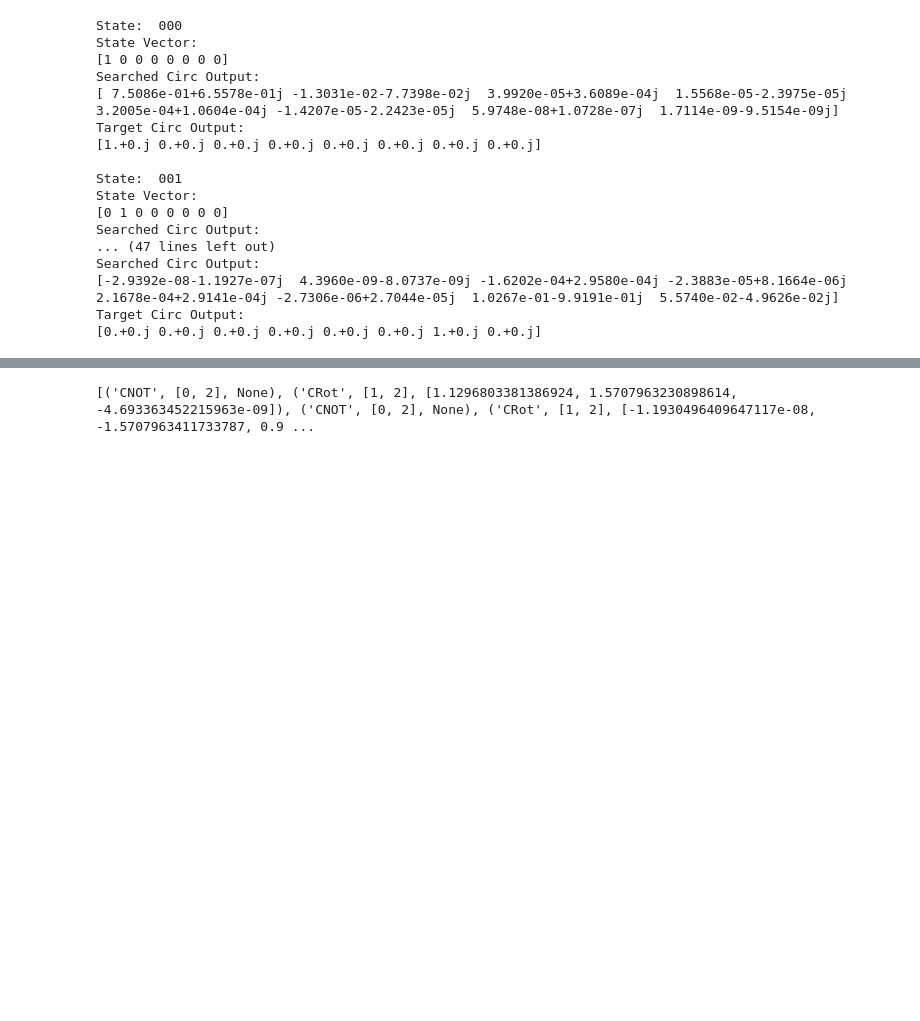
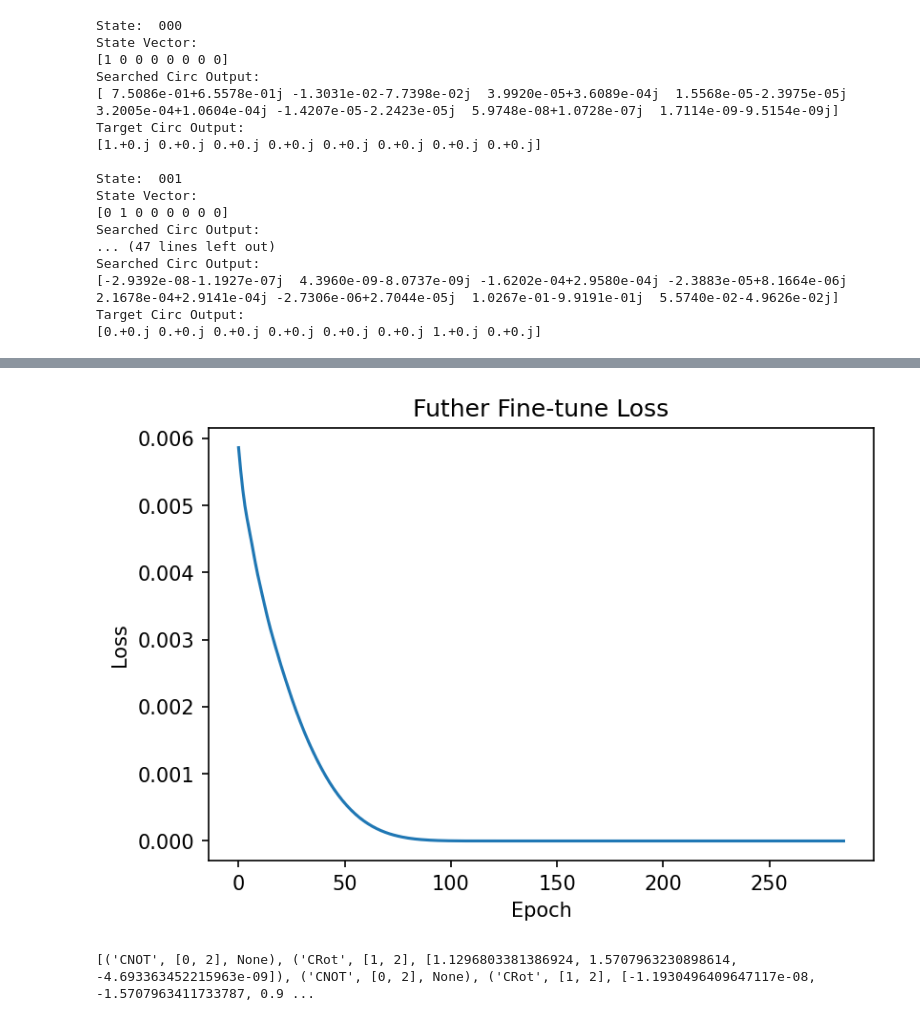
Before and after one commit to peiyong-addwater/QAS, a Jupyter notebook: result_analysis_toffoli.ipynb, the cells around one changed output, grey strips where cells are left out. Saved outputs shown, nothing was run; the diff lists cells and outputs as text; code cells hidden in the pictures; blank space fills up the shorter version.

```diff
--- a/result_analysis_toffoli.ipynb
+++ b/result_analysis_toffoli.ipynb
@@ -126,3 +149,13 @@ Early Stopping at Epoch: 285
+# %%
+plt.figure(dpi=150)
+plt.plot(list(range(len(loss_list))), loss_list)
+plt.title("Futher Fine-tune Loss")
+plt.xlabel('Epoch')
+plt.ylabel('Loss')
+
+plt.show()
+# %% [output]
+[figure, added]
 # %%
 model2 = qml_models.ToffoliQMLNoiseless(final_params.shape[0], final_params.shape[1], final_params.shape[2], res_dict['k'], pool)
 print(model2.toList(final_params))
```
Also changed, not shown: parts of 6 cells of this notebook, 1 other file.
